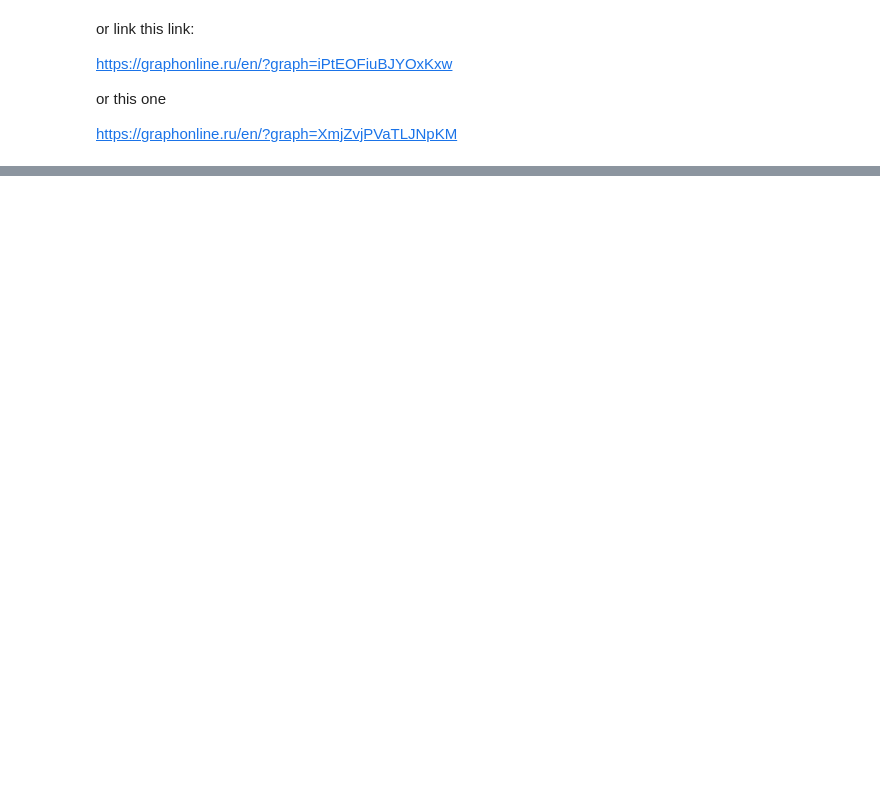
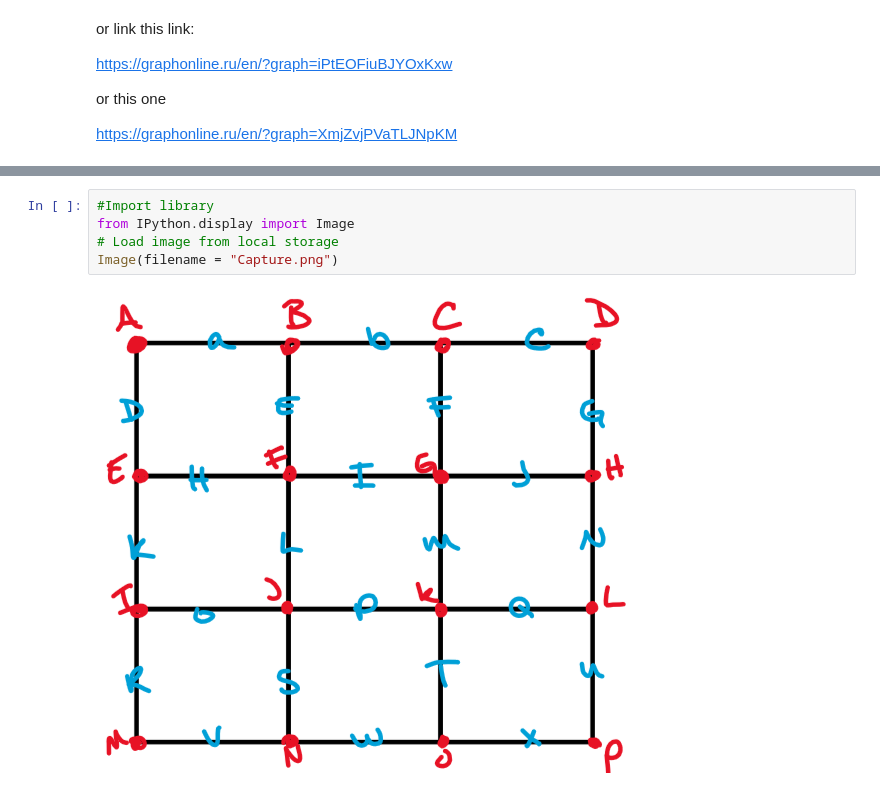
Before and after one commit to mikaelaberg/CIS699, a Jupyter notebook: Ch14_Work/Final Project.ipynb, the cells around one changed output, grey strips where cells are left out. Cells and saved outputs as stored; diff of their text form; blank space fills up the shorter version.

```diff
--- a/Ch14_Work/Final Project.ipynb
+++ b/Ch14_Work/Final Project.ipynb
@@ -310,0 +337,7 @@ Create a line graph but I want to translate it into a bar graph/ maze.
+# %%
+#Import library
+from IPython.display import Image
+# Load image from local storage
+Image(filename = "Capture.png")
+# %% [output]
+[figure, added]
```
Also changed, not shown: parts of 2 cells of this notebook, 5 other files.
